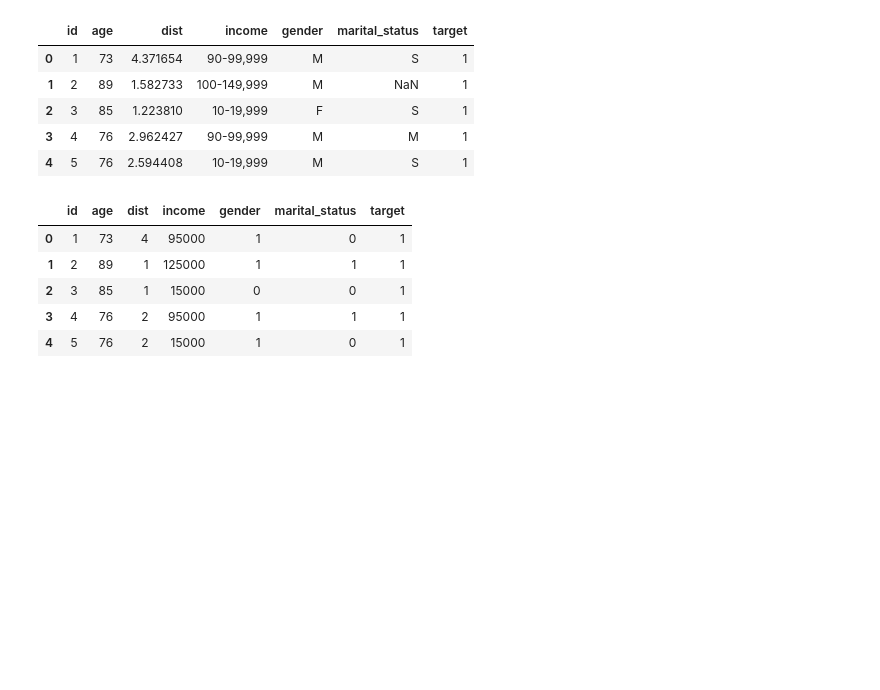
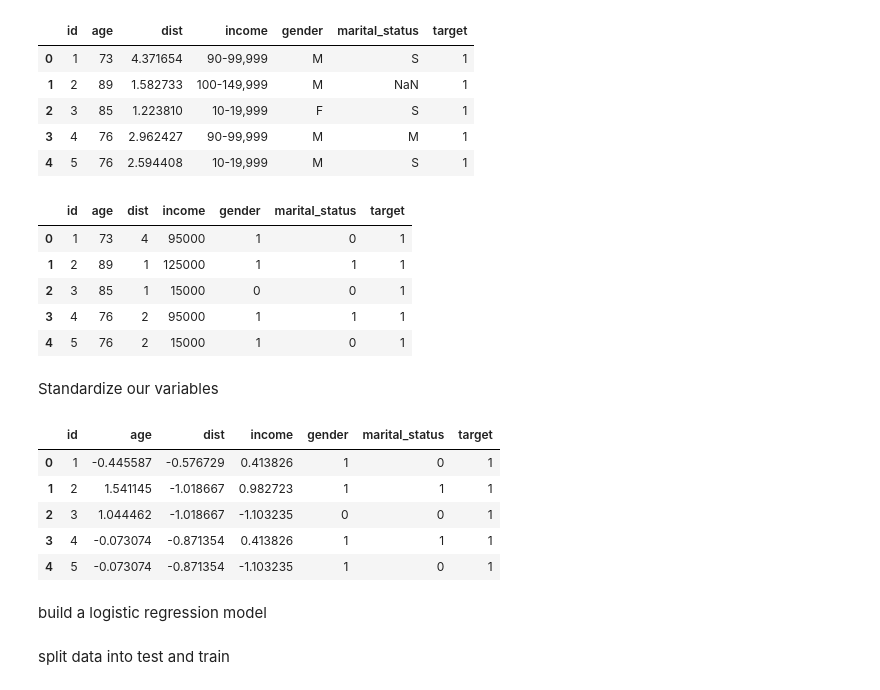
Before and after one commit to Jacob-J-Richards/Personal_save, a Jupyter notebook: Python/Marketing_Prediction_Python.ipynb, the cells around one changed output. Saved outputs shown, nothing was run; the diff lists cells and outputs as text; code cells hidden in the pictures; blank space fills up the shorter version.

```diff
--- a/Python/Marketing_Prediction_Python.ipynb
+++ b/Python/Marketing_Prediction_Python.ipynb
@@ -66,3 +66,27 @@ display(data.head())
 | 2 | 3 | 85 | 1 | 15000 | 0 | 0 | 1 |
 | 3 | 4 | 76 | 2 | 95000 | 1 | 1 | 1 |
 | 4 | 5 | 76 | 2 | 15000 | 1 | 0 | 1 |
+# %% [markdown]
+Standardize our variables
+# %%
+from sklearn.preprocessing import StandardScaler
+
+# Initialize the scaler
+scaler = StandardScaler()
+
+# Standardize the selected columns
+data[['age', 'income', 'dist']] = scaler.fit_transform(data[['age', 'income', 'dist']])
+
+
+display(data.head())
+# %% [output]
+|  | id | age | dist | income | gender | marital_status | target |
+| 0 | 1 | -0.445587 | -0.576729 | 0.413826 | 1 | 0 | 1 |
+| 1 | 2 | 1.541145 | -1.018667 | 0.982723 | 1 | 1 | 1 |
+| 2 | 3 | 1.044462 | -1.018667 | -1.103235 | 0 | 0 | 1 |
+| 3 | 4 | -0.073074 | -0.871354 | 0.413826 | 1 | 1 | 1 |
+| 4 | 5 | -0.073074 | -0.871354 | -1.103235 | 1 | 0 | 1 |
+# %% [markdown]
+build a logistic regression model
+# %% [markdown]
+split data into test and train
```
Also changed, not shown: parts of 5 cells of this notebook, 1 other file.
